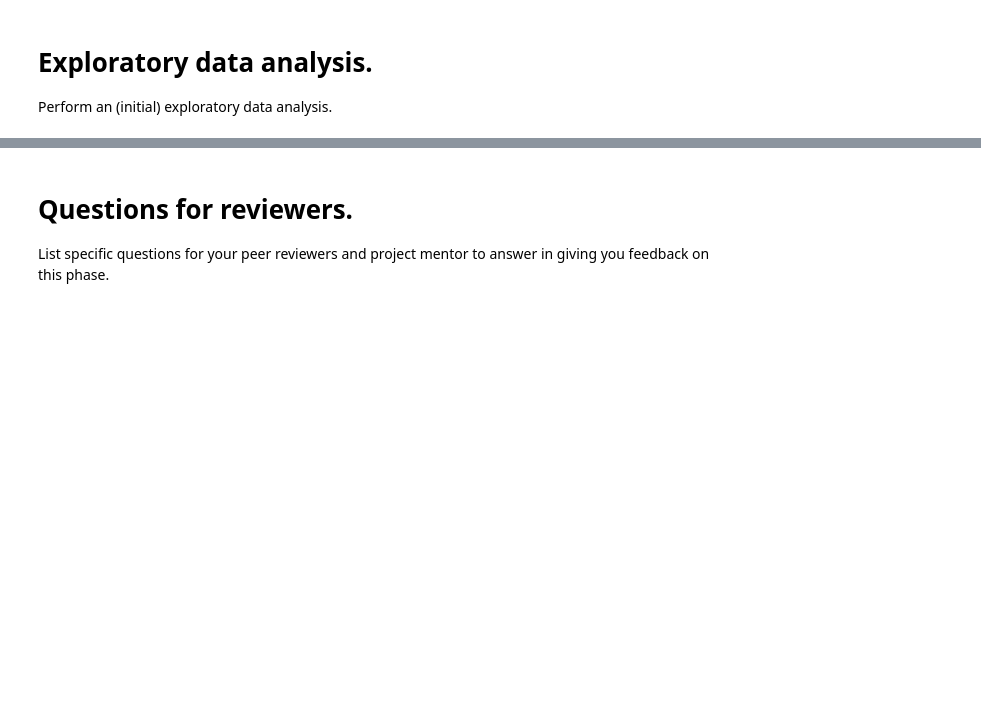
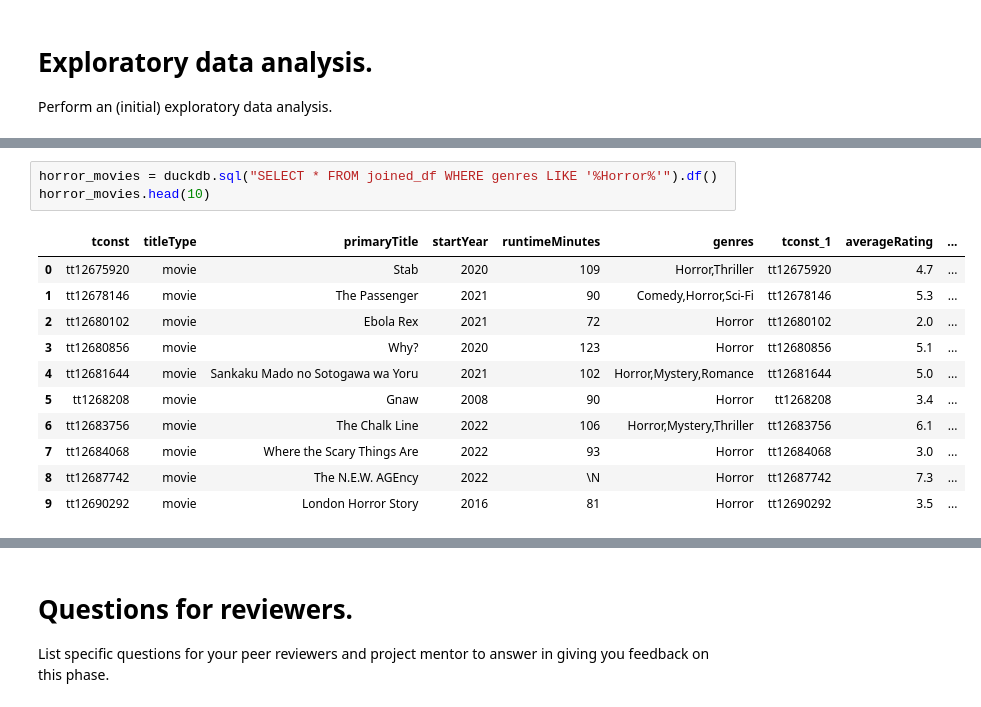
Before and after one commit to mohdLabadi/info2950-finalproject, a Jupyter notebook: phase2.ipynb, the cells around one changed output, grey strips where cells are left out. Cells and saved outputs as stored; diff of their text form; blank space fills up the shorter version.

```diff
--- a/phase2.ipynb
+++ b/phase2.ipynb
@@ -189,0 +282,15 @@ Perform an (initial) exploratory data analysis.
+# %%
+horror_movies = duckdb.sql("SELECT * FROM joined_df WHERE genres LIKE '%Horror%'").df()
+horror_movies.head(10)
+# %% [output]
+|  | tconst | titleType | primaryTitle | startYear | runtimeMinutes | genres | tconst_1 | averageRating | ... |
+| 0 | tt12675920 | movie | Stab | 2020 | 109 | Horror,Thriller | tt12675920 | 4.7 | ... |
+| 1 | tt12678146 | movie | The Passenger | 2021 | 90 | Comedy,Horror,Sci-Fi | tt12678146 | 5.3 | ... |
+| 2 | tt12680102 | movie | Ebola Rex | 2021 | 72 | Horror | tt12680102 | 2.0 | ... |
+| 3 | tt12680856 | movie | Why? | 2020 | 123 | Horror | tt12680856 | 5.1 | ... |
+| 4 | tt12681644 | movie | Sankaku Mado no Sotogawa wa Yoru | 2021 | 102 | Horror,Mystery,Romance | tt12681644 | 5.0 | ... |
+| 5 | tt1268208 | movie | Gnaw | 2008 | 90 | Horror | tt1268208 | 3.4 | ... |
+| 6 | tt12683756 | movie | The Chalk Line | 2022 | 106 | Horror,Mystery,Thriller | tt12683756 | 6.1 | ... |
+| 7 | tt12684068 | movie | Where the Scary Things Are | 2022 | 93 | Horror | tt12684068 | 3.0 | ... |
+| 8 | tt12687742 | movie | The N.E.W. AGEncy | 2022 | \N | Horror | tt12687742 | 7.3 | ... |
+| 9 | tt12690292 | movie | London Horror Story | 2016 | 81 | Horror | tt12690292 | 3.5 | ... |
```
Also changed, not shown: parts of 16 cells of this notebook, 1 other file.
